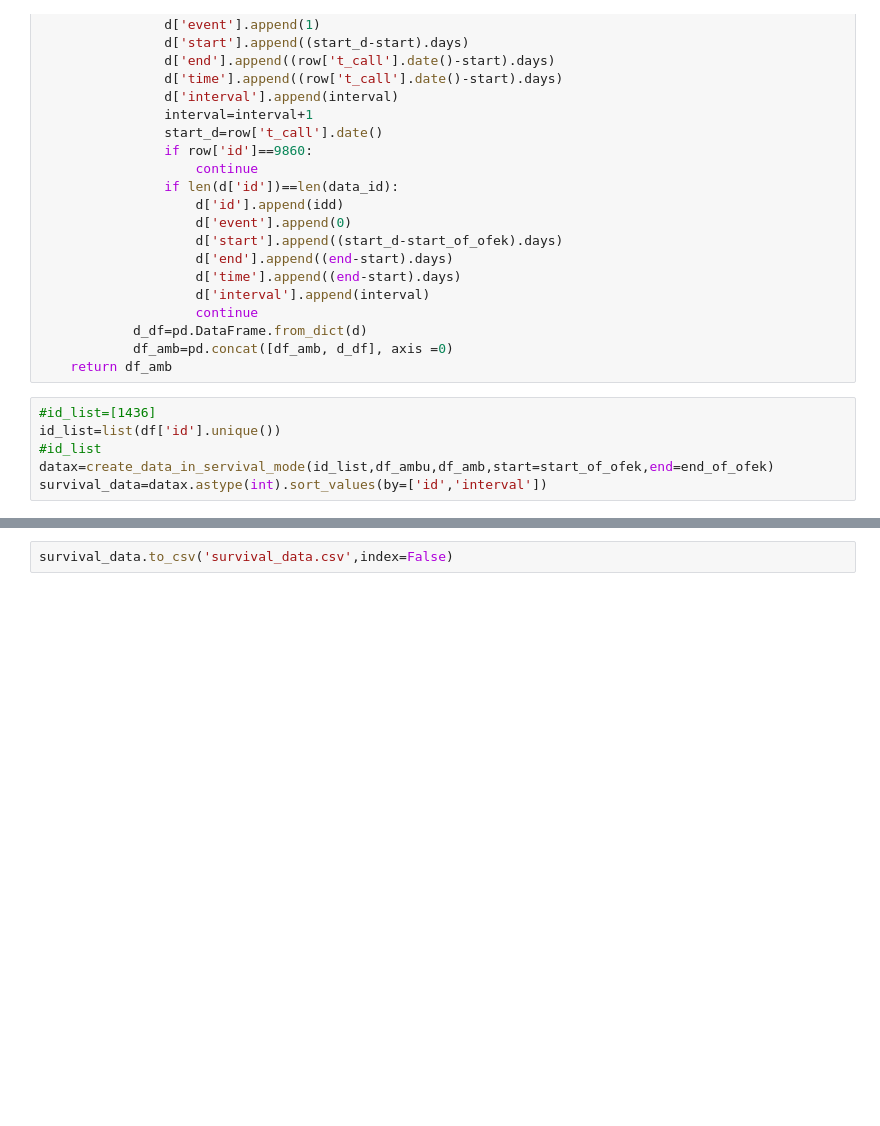
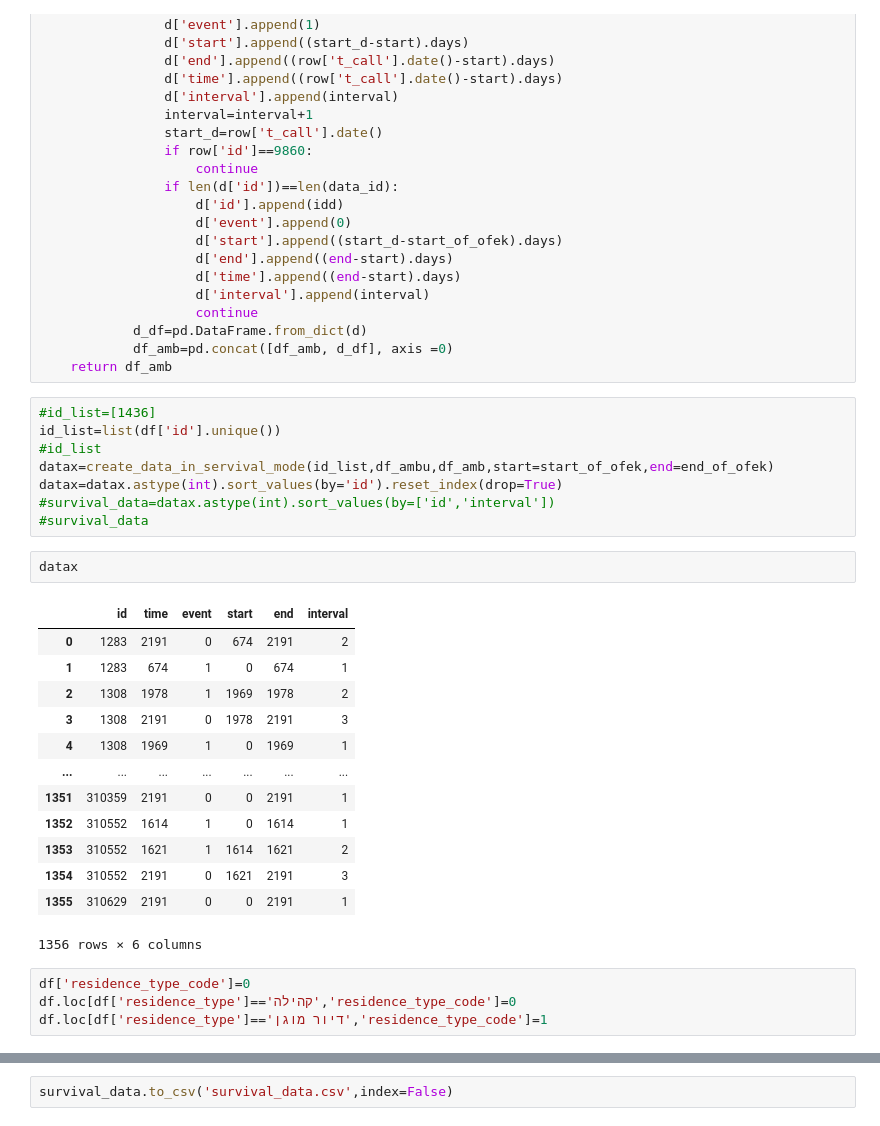
Before and after one commit to yarontal94/final_project, a Jupyter notebook: advanced_prepross.ipynb, the cells around one changed output, grey strips where cells are left out. Drawn from its saved outputs; the diff is of its cells as text; blank space fills up the shorter version.

```diff
--- a/advanced_prepross.ipynb
+++ b/advanced_prepross.ipynb
@@ -179,4 +140,26 @@ def create_data_in_servival_mode(id_list,df,df_amb,start=start_of_ofek,end=end_o
 id_list=list(df['id'].unique())
 #id_list
 datax=create_data_in_servival_mode(id_list,df_ambu,df_amb,start=start_of_ofek,end=end_of_ofek)
-survival_data=datax.astype(int).sort_values(by=['id','interval'])
+datax=datax.astype(int).sort_values(by='id').reset_index(drop=True)
+#survival_data=datax.astype(int).sort_values(by=['id','interval'])
+#survival_data
+# %%
+datax
+# %% [output]
+|  | id | time | event | start | end | interval |
+| 0 | 1283 | 2191 | 0 | 674 | 2191 | 2 |
+| 1 | 1283 | 674 | 1 | 0 | 674 | 1 |
+| 2 | 1308 | 1978 | 1 | 1969 | 1978 | 2 |
+| 3 | 1308 | 2191 | 0 | 1978 | 2191 | 3 |
+| 4 | 1308 | 1969 | 1 | 0 | 1969 | 1 |
+| ... | ... | ... | ... | ... | ... | ... |
+| 1351 | 310359 | 2191 | 0 | 0 | 2191 | 1 |
+| 1352 | 310552 | 1614 | 1 | 0 | 1614 | 1 |
+| 1353 | 310552 | 1621 | 1 | 1614 | 1621 | 2 |
+| 1354 | 310552 | 2191 | 0 | 1621 | 2191 | 3 |
+| 1355 | 310629 | 2191 | 0 | 0 | 2191 | 1 |
+1356 rows × 6 columns
+# %%
+df['residence_type_code']=0
+df.loc[df['residence_type']=='קהילה','residence_type_code']=0
+df.loc[df['residence_type']=='דיור מוגן','residence_type_code']=1
```
Also changed, not shown: parts of 12 cells of this notebook, 2 other files.
